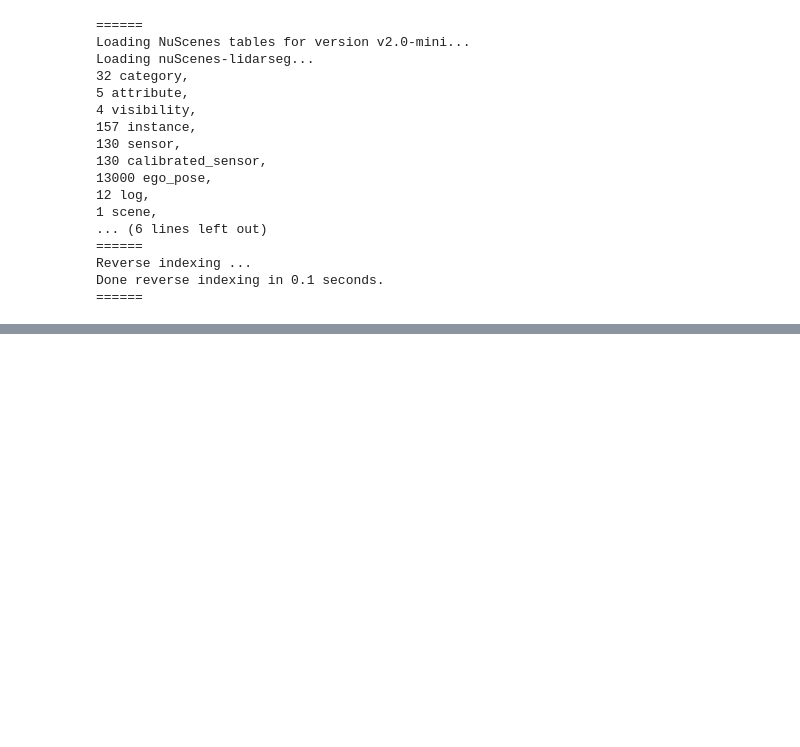
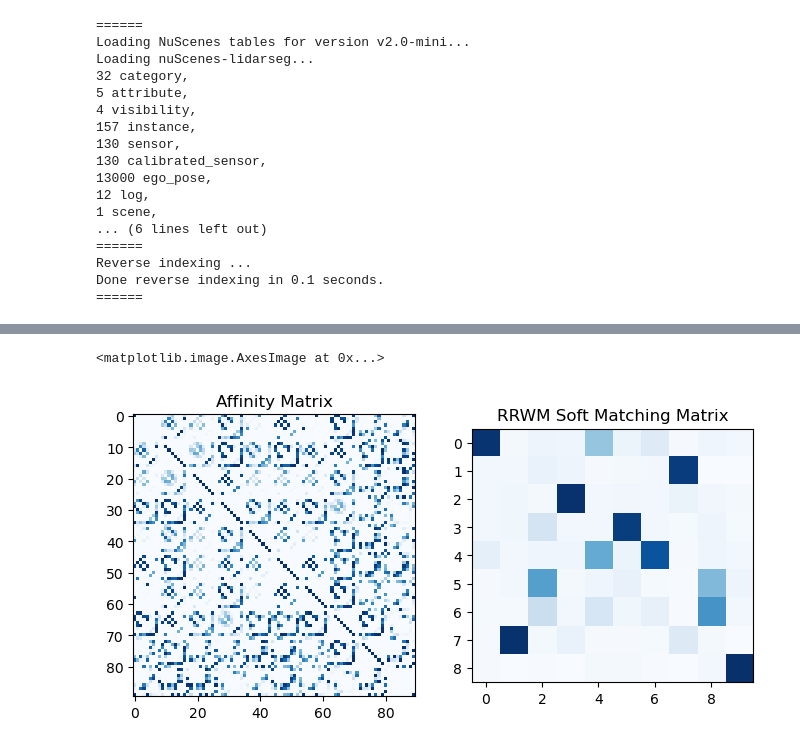
Before and after one commit to K0stasCH/PC-Registration-and-Multi-agent-Vehicles, a Jupyter notebook: demo.ipynb, the cells around one changed output, grey strips where cells are left out. Cells and saved outputs as stored; diff of their text form; code cells hidden in the pictures; blank space fills up the shorter version.

```diff
--- a/demo.ipynb
+++ b/demo.ipynb
@@ -115,0 +106,15 @@ graphs = [g1, g4]
+# %%
+affM, matchMatrix = matchGraph(g1, g2)
+
+plt.figure(figsize=(8, 4))
+
+plt.subplot(1, 2, 1)
+plt.title('Affinity Matrix')
+plt.imshow(affM, cmap='Blues')
+
+plt.subplot(1, 2, 2)
+plt.title('RRWM Soft Matching Matrix')
+plt.imshow(matchMatrix, cmap='Blues')
+# %% [output]
+<matplotlib.image.AxesImage at 0x...>
+[figure, added]
```
Also changed, not shown: parts of 21 cells of this notebook, 24 other files.
